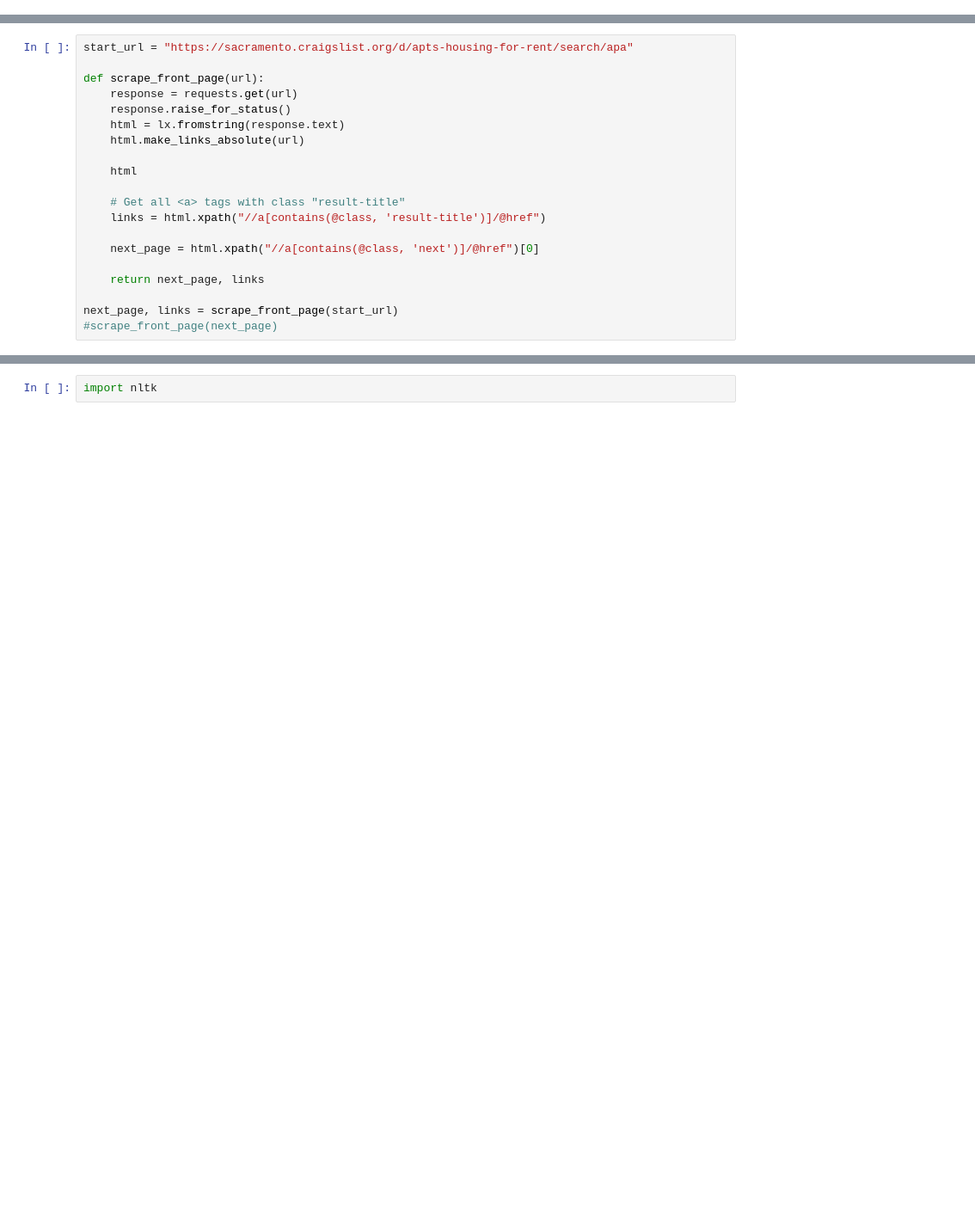
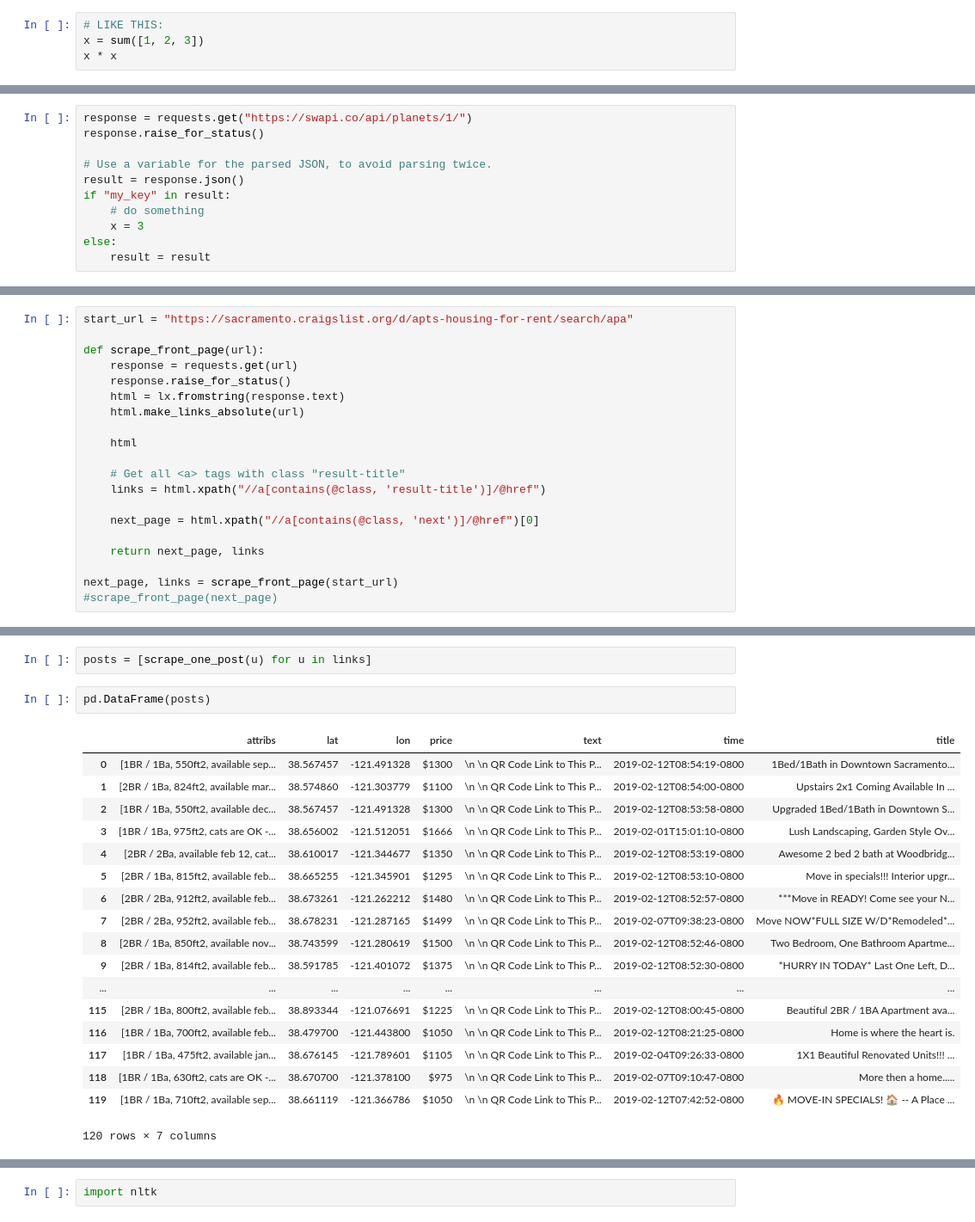
Before and after one commit to 2019-winter-ucdavis-sta141b/notes, a Jupyter notebook: lecture/02.12/notes.ipynb, the cells around one changed output, grey strips where cells are left out. Shown at 86% size. Drawn from its saved outputs; the diff is of its cells as text; blank space fills up the shorter version.

```diff
--- a/lecture/02.12/notes.ipynb
+++ b/lecture/02.12/notes.ipynb
@@ -31,0 +45,4 @@ The class website is <https://github.com/2019-winter-ucdavis-sta141b/notes>
+# %%
+# LIKE THIS:
+x = sum([1, 2, 3])
+x * x
@@ -31,0 +51,11 @@ The class website is <https://github.com/2019-winter-ucdavis-sta141b/notes>
+# %%
+response = requests.get("https://swapi.co/api/planets/1/")
+response.raise_for_status()
+
+# Use a variable for the parsed JSON, to avoid parsing twice.
+result = response.json()
+if "my_key" in result:
+    # do something
+    x = 3
+else:
+    result = result
@@ -103,3 +193,26 @@ title = html.cssselect("#titletextonly")[0].text_content()
+# %%
+posts = [scrape_one_post(u) for u in links]
+# %%
+pd.DataFrame(posts)
+# %% [output]
+|  | attribs | lat | lon | price | text | time | title |
+| 0 | [1BR / 1Ba, 550ft2, available sep... | 38.567457 | -121.491328 | $1300 | \n \n QR Code Link to This P... | 2019-02-12T08:54:19-0800 | 1Bed/1Bath in Downtown Sacramento... |
+| 1 | [2BR / 1Ba, 824ft2, available mar... | 38.574860 | -121.303779 | $1100 | \n \n QR Code Link to This P... | 2019-02-12T08:54:00-0800 | Upstairs 2x1 Coming Available In ... |
+| 2 | [1BR / 1Ba, 550ft2, available dec... | 38.567457 | -121.491328 | $1300 | \n \n QR Code Link to This P... | 2019-02-12T08:53:58-0800 | Upgraded 1Bed/1Bath in Downtown S... |
+| 3 | [1BR / 1Ba, 975ft2, cats are OK -... | 38.656002 | -121.512051 | $1666 | \n \n QR Code Link to This P... | 2019-02-01T15:01:10-0800 | Lush Landscaping, Garden Style Ov... |
+| 4 | [2BR / 2Ba, available feb 12, cat... | 38.610017 | -121.344677 | $1350 | \n \n QR Code Link to This P... | 2019-02-12T08:53:19-0800 | Awesome 2 bed 2 bath at Woodbridg... |
+| 5 | [2BR / 1Ba, 815ft2, available feb... | 38.665255 | -121.345901 | $1295 | \n \n QR Code Link to This P... | 2019-02-12T08:53:10-0800 | Move in specials!!! Interior upgr... |
+| 6 | [2BR / 2Ba, 912ft2, available feb... | 38.673261 | -121.262212 | $1480 | \n \n QR Code Link to This P... | 2019-02-12T08:52:57-0800 | ***Move in READY! Come see your N... |
+| 7 | [2BR / 2Ba, 952ft2, available feb... | 38.678231 | -121.287165 | $1499 | \n \n QR Code Link to This P... | 2019-02-07T09:38:23-0800 | Move NOW*FULL SIZE W/D*Remodeled*... |
+| 8 | [2BR / 1Ba, 850ft2, available nov... | 38.743599 | -121.280619 | $1500 | \n \n QR Code Link to This P... | 2019-02-12T08:52:46-0800 | Two Bedroom, One Bathroom Apartme... |
+| 9 | [2BR / 1Ba, 814ft2, available feb... | 38.591785 | -121.401072 | $1375 | \n \n QR Code Link to This P... | 2019-02-12T08:52:30-0800 | *HURRY IN TODAY* Last One Left, D... |
+| ... | ... | ... | ... | ... | ... | ... | ... |
+| 115 | [2BR / 1Ba, 800ft2, available feb... | 38.893344 | -121.076691 | $1225 | \n \n QR Code Link to This P... | 2019-02-12T08:00:45-0800 | Beautiful 2BR / 1BA Apartment ava... |
+| 116 | [1BR / 1Ba, 700ft2, available feb... | 38.479700 | -121.443800 | $1050 | \n \n QR Code Link to This P... | 2019-02-12T08:21:25-0800 | Home is where the heart is. |
+| 117 | [1BR / 1Ba, 475ft2, available jan... | 38.676145 | -121.789601 | $1105 | \n \n QR Code Link to This P... | 2019-02-04T09:26:33-0800 | 1X1 Beautiful Renovated Units!!! ... |
+| 118 | [1BR / 1Ba, 630ft2, cats are OK -... | 38.670700 | -121.378100 | $975 | \n \n QR Code Link to This P... | 2019-02-07T09:10:47-0800 | More then a home..... |
+| 119 | [1BR / 1Ba, 710ft2, available sep... | 38.661119 | -121.366786 | $1050 | \n \n QR Code Link to This P... | 2019-02-12T07:42:52-0800 | 🔥 MOVE-IN SPECIALS! 🏠 -- A Place ... |
+120 rows × 7 columns
 # %% [markdown]
 ## Natural Language Processing
 
```
Also changed, not shown: parts of 44 cells of this notebook.
